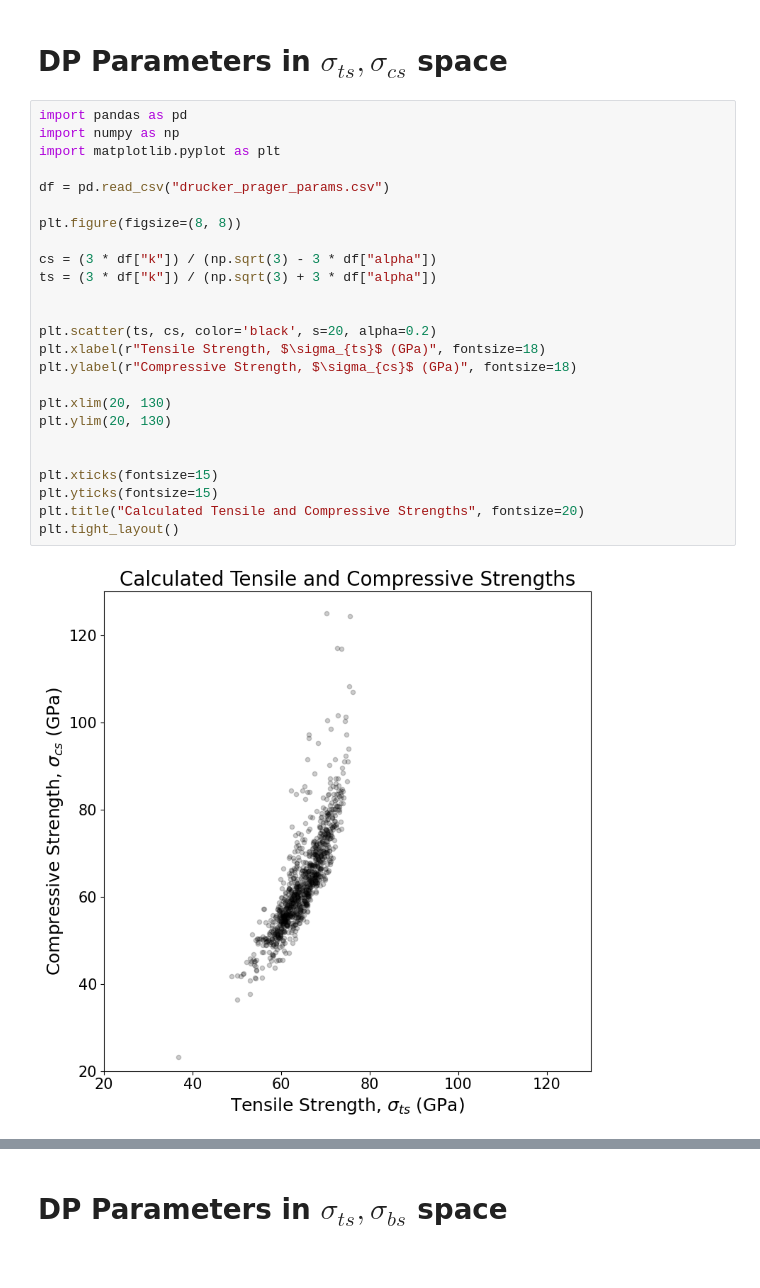
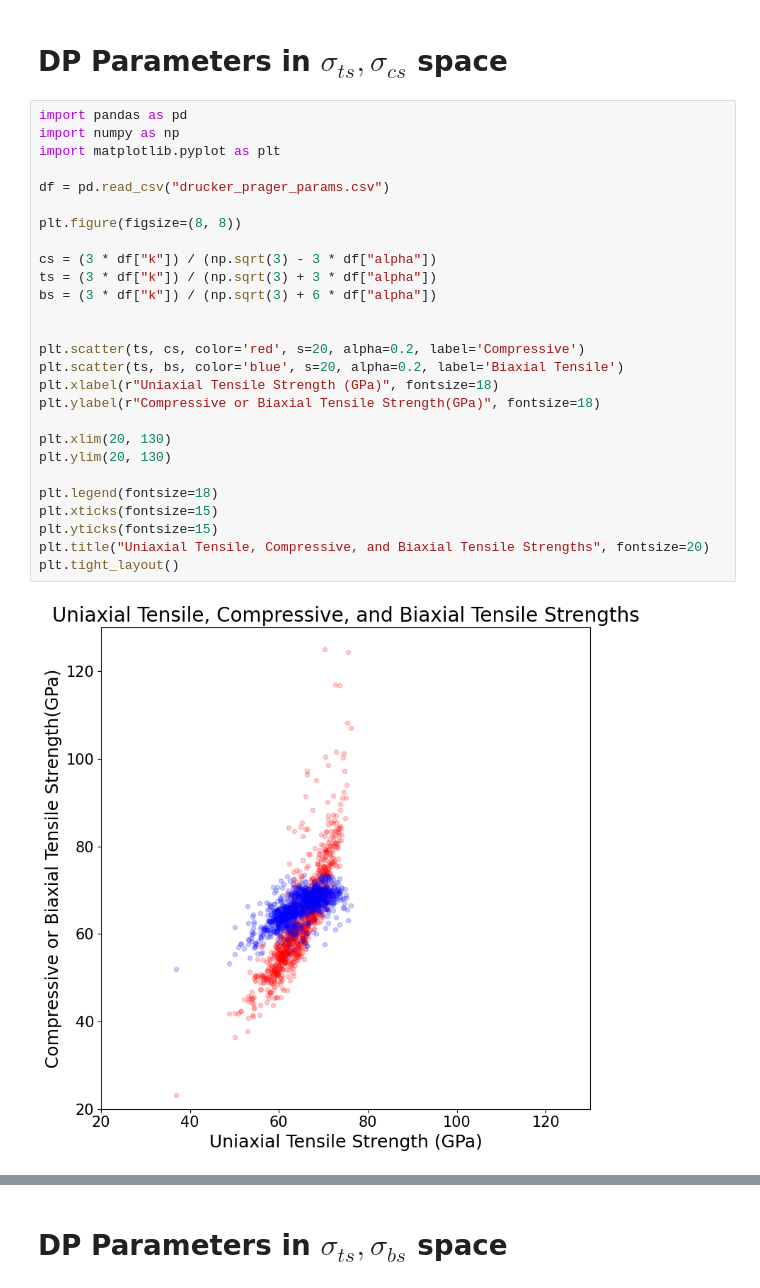
Before and after one commit to abon11/Graphene_Strength_Surface, a Jupyter notebook: sandbox.ipynb, the cells around one changed output, grey strips where cells are left out. Saved outputs shown, nothing was run; the diff lists cells and outputs as text.

Commit message:
minor plotting adjustments -- post USNCCM18

```diff
--- a/sandbox.ipynb
+++ b/sandbox.ipynb
@@ -185,27 +185,29 @@ plt.tight_layout()
 # %%
 import pandas as pd
 import numpy as np
 import matplotlib.pyplot as plt
 
 df = pd.read_csv("drucker_prager_params.csv")
 
 plt.figure(figsize=(8, 8))
 
 cs = (3 * df["k"]) / (np.sqrt(3) - 3 * df["alpha"])
 ts = (3 * df["k"]) / (np.sqrt(3) + 3 * df["alpha"])
+bs = (3 * df["k"]) / (np.sqrt(3) + 6 * df["alpha"])
 
 
-plt.scatter(ts, cs, color='black', s=20, alpha=0.2)
-plt.xlabel(r"Tensile Strength, $\sigma_{ts}$ (GPa)", fontsize=18)
-plt.ylabel(r"Compressive Strength, $\sigma_{cs}$ (GPa)", fontsize=18)
+plt.scatter(ts, cs, color='red', s=20, alpha=0.2, label='Compressive')
+plt.scatter(ts, bs, color='blue', s=20, alpha=0.2, label='Biaxial Tensile')
+plt.xlabel(r"Uniaxial Tensile Strength (GPa)", fontsize=18)
+plt.ylabel(r"Compressive or Biaxial Tensile Strength(GPa)", fontsize=18)
 
 plt.xlim(20, 130)
 plt.ylim(20, 130)
 
-
+plt.legend(fontsize=18)
 plt.xticks(fontsize=15)
 plt.yticks(fontsize=15)
-plt.title("Calculated Tensile and Compressive Strengths", fontsize=20)
+plt.title("Uniaxial Tensile, Compressive, and Biaxial Tensile Strengths", fontsize=20)
 plt.tight_layout()
 # %% [output]
-[figure, old version]
+[figure, new version]
```
Also changed, not shown: parts of 5 cells of this notebook, 3 other files.
